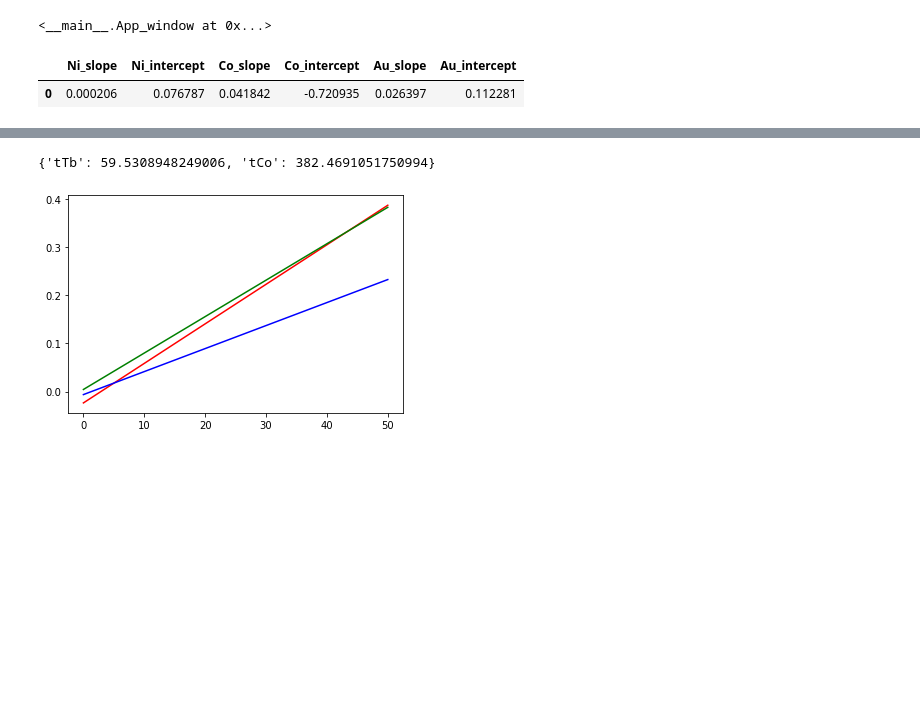
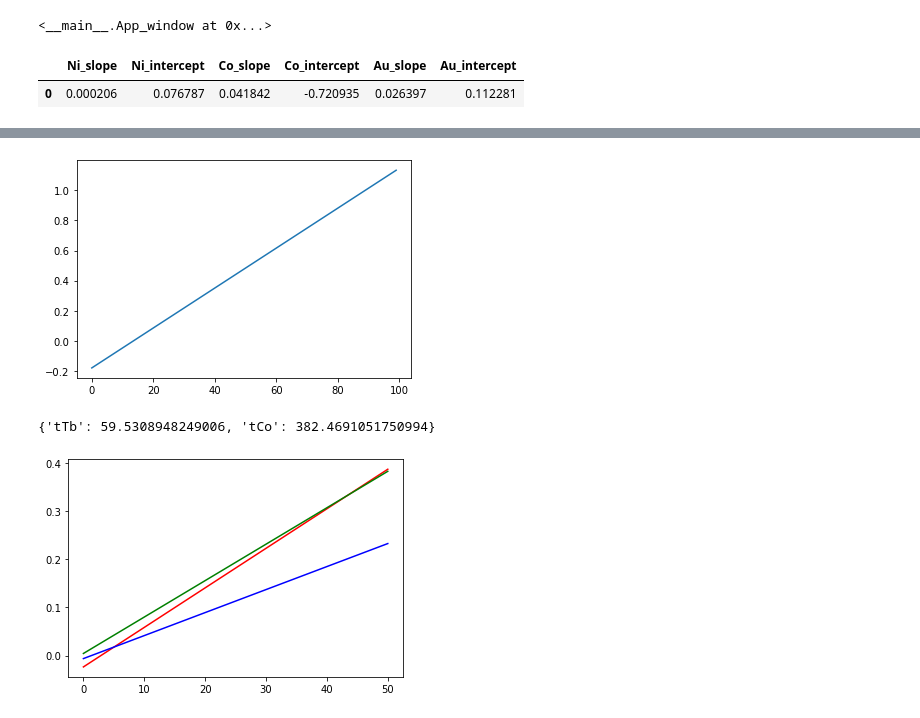
Before and after one commit to LukaszFrackowiak/PhD_work, a Jupyter notebook: Sputtering_calibrations/sputtering_callibration.ipynb, the cells around one changed output, grey strips where cells are left out. Saved outputs shown, nothing was run; the diff lists cells and outputs as text; code cells hidden in the pictures; blank space fills up the shorter version.

```diff
--- a/Sputtering_calibrations/sputtering_callibration.ipynb
+++ b/Sputtering_calibrations/sputtering_callibration.ipynb
@@ -185,3 +202,9 @@ point.make_df(p1,p2,p3)
+# %%
+x= np.linspace(0,60,100)
+plt.plot(fit1D(x))
+plt.show()
+# %% [output]
+[figure, added]
 # %%
 p1.thickness()
 p3.thickness()
```
Also changed, not shown: parts of 4 cells of this notebook.
